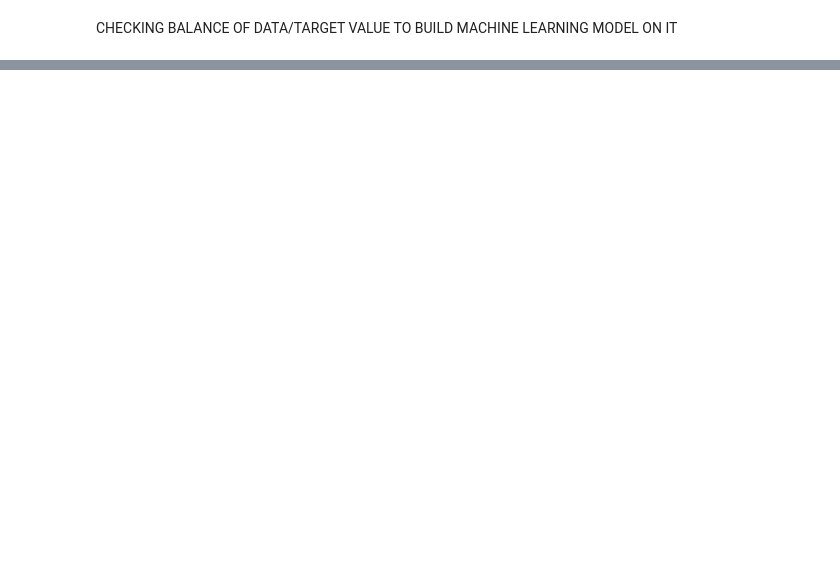
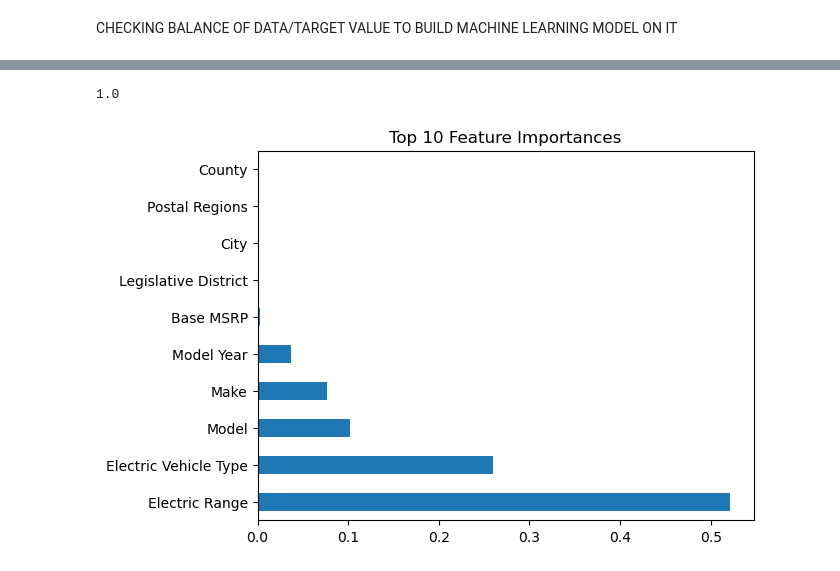
Before and after one commit to maansesharma/air_quality_dataset, a Jupyter notebook: electric_behicle_code_file.ipynb, the cells around one changed output, grey strips where cells are left out. Saved outputs shown, nothing was run; the diff lists cells and outputs as text; code cells hidden in the pictures; blank space fills up the shorter version.

```diff
--- a/electric_behicle_code_file.ipynb
+++ b/electric_behicle_code_file.ipynb
@@ -337,0 +192,9 @@ Name: count, dtype: int64
+# %%
+X = df.drop(['Clean Alternative Fuel Vehicle (CAFV) Eligibility'], axis = 1)
+y = df['Clean Alternative Fuel Vehicle (CAFV) Eligibility']
+X_train , X_test , y_train , y_test  = train_test_split(X , y , test_size=0.2, random_state=42)
+# %%
+xgb = XGBClassifier(use_label_encoder = False , eval_matrix  = 'logloss')
+xgb.fit(X_train , y_train)
+y_pred_xgb = xgb.predict(X_test)
+print(classification_report(y_test , y_pred_xgb))
@@ -337,0 +210,3 @@ Name: count, dtype: int64
+# %%
+clssf = RandomForestClassifier()
+clssf.fit(X_train , y_train)
@@ -337,0 +232,4 @@ Name: count, dtype: int64
+# %%
+print(accuracy_score(y_test , cls_pred))
+# %% [output]
+1.0
@@ -337,0 +240,7 @@ Name: count, dtype: int64
+# %%
+importances = pd.Series(clssf.feature_importances_, index=X.columns)
+importances.nlargest(10).plot(kind='barh')
+plt.title("Top 10 Feature Importances")
+plt.show()
+# %% [output]
+[figure, added]
```
Also changed, not shown: parts of 28 cells of this notebook.
